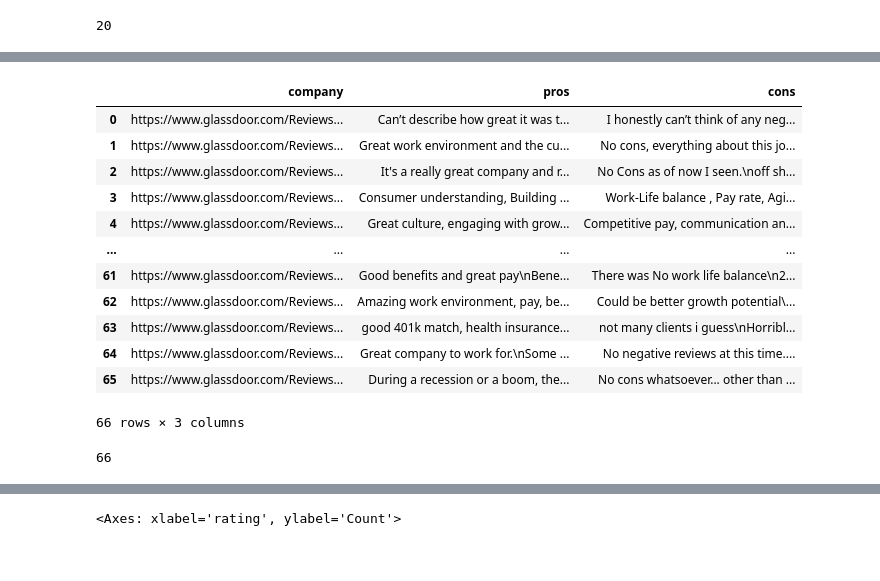
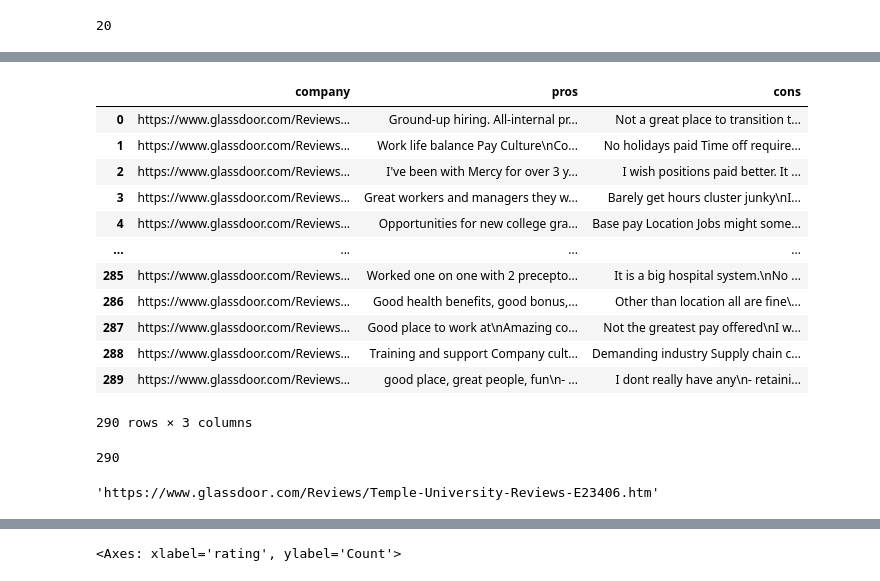
Before and after one commit to glassdoorstars/glassdoor-rating-predictions, a Jupyter notebook: Martin/Wrangle.ipynb, the cells around one changed output, grey strips where cells are left out. Cells and saved outputs as stored; diff of their text form; code cells hidden in the pictures.

Commit message:
data acquired successfully

```diff
--- a/Martin/Wrangle.ipynb
+++ b/Martin/Wrangle.ipynb
@@ -324,12 +324,14 @@ for url in review_urls:
         next_url = driver.current_url
         driver.quit()
 # %%
+counter = 700
 # Initialize an empty list to store data
 data = []
 
 # Loop through the review URLs
-for company_url in review_urls[242:300]:
-    print(company_url)
+for company_url in review_urls[700:]:
+    print(counter, company_url)
+    counter += 1
     max_retries = 3
     retry_count = 0
     while retry_count < max_retries:
@@ -406,22 +390,22 @@ data
 # %%
-df8 = pd.DataFrame(data)
+df1 = pd.DataFrame(data)
 # %%
-df8
+df1
 # %% [output]
 |  | company | pros | cons |
-| 0 | https://www.glassdoor.com/Reviews... | Can’t describe how great it was t... | I honestly can’t think of any neg... |
-| 1 | https://www.glassdoor.com/Reviews... | Great work environment and the cu... | No cons, everything about this jo... |
-| 2 | https://www.glassdoor.com/Reviews... | It's a really great company and r... | No Cons as of now I seen.\noff sh... |
-| 3 | https://www.glassdoor.com/Reviews... | Consumer understanding, Building ... | Work-Life balance , Pay rate, Agi... |
-| 4 | https://www.glassdoor.com/Reviews... | Great culture, engaging with grow... | Competitive pay, communication an... |
+| 0 | https://www.glassdoor.com/Reviews... | Ground-up hiring. All-internal pr... | Not a great place to transition t... |
+| 1 | https://www.glassdoor.com/Reviews... | Work life balance Pay Culture\nCo... | No holidays paid Time off require... |
+| 2 | https://www.glassdoor.com/Reviews... | I've been with Mercy for over 3 y... | I wish positions paid better. It ... |
+| 3 | https://www.glassdoor.com/Reviews... | Great workers and managers they w... | Barely get hours cluster junky\nI... |
+| 4 | https://www.glassdoor.com/Reviews... | Opportunities for new college gra... | Base pay Location Jobs might some... |
 | ... | ... | ... | ... |
-| 61 | https://www.glassdoor.com/Reviews... | Good benefits and great pay\nBene... | There was No work life balance\n2... |
-| 62 | https://www.glassdoor.com/Reviews... | Amazing work environment, pay, be... | Could be better growth potential\... |
-| 63 | https://www.glassdoor.com/Reviews... | good 401k match, health insurance... | not many clients i guess\nHorribl... |
-| 64 | https://www.glassdoor.com/Reviews... | Great company to work for.\nSome ... | No negative reviews at this time.... |
-| 65 | https://www.glassdoor.com/Reviews... | During a recession or a boom, the... | No cons whatsoever... other than ... |
+| 285 | https://www.glassdoor.com/Reviews... | Worked one on one with 2 precepto... | It is a big hospital system.\nNo ... |
+| 286 | https://www.glassdoor.com/Reviews... | Good health benefits, good bonus,... | Other than location all are fine\... |
+| 287 | https://www.glassdoor.com/Reviews... | Good place to work at\nAmazing co... | Not the greatest pay offered\nI w... |
+| 288 | https://www.glassdoor.com/Reviews... | Training and support Company cult... | Demanding industry Supply chain c... |
+| 289 | https://www.glassdoor.com/Reviews... | good place, great people, fun\n- ... | I dont really have any\n- retaini... |
-66 rows × 3 columns
+290 rows × 3 columns
 # %%
-len(df8)
+len(df1)
 # %% [output]
-66
+290
@@ -432,2 +416,4 @@ df8.to_csv('176_241.csv')
 # %%
-review_urls[75]
+review_urls[989]
+# %% [output]
+'https://www.glassdoor.com/Reviews/Temple-University-Reviews-E23406.htm'
```
Also changed, not shown: parts of 21 cells of this notebook, 9 other files.
